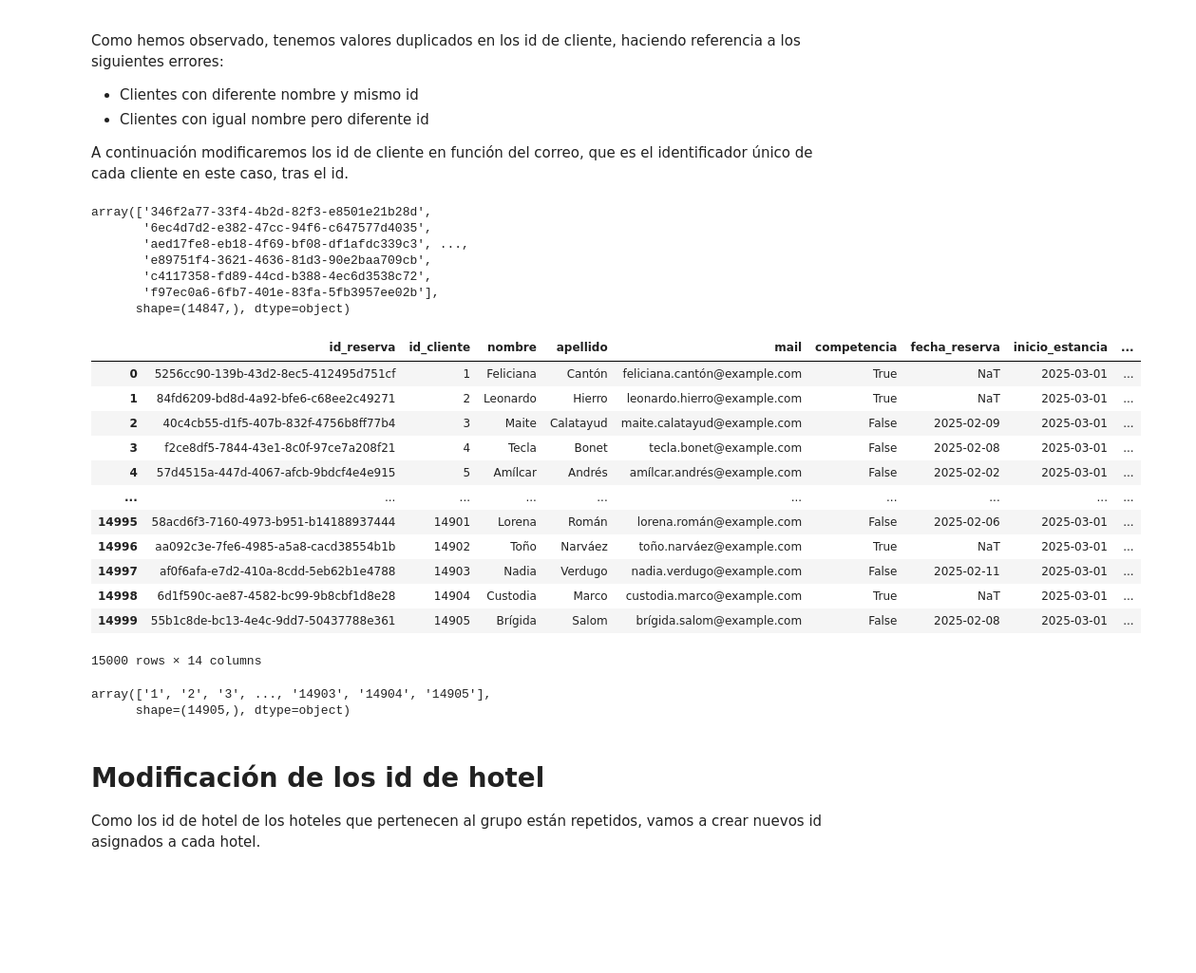
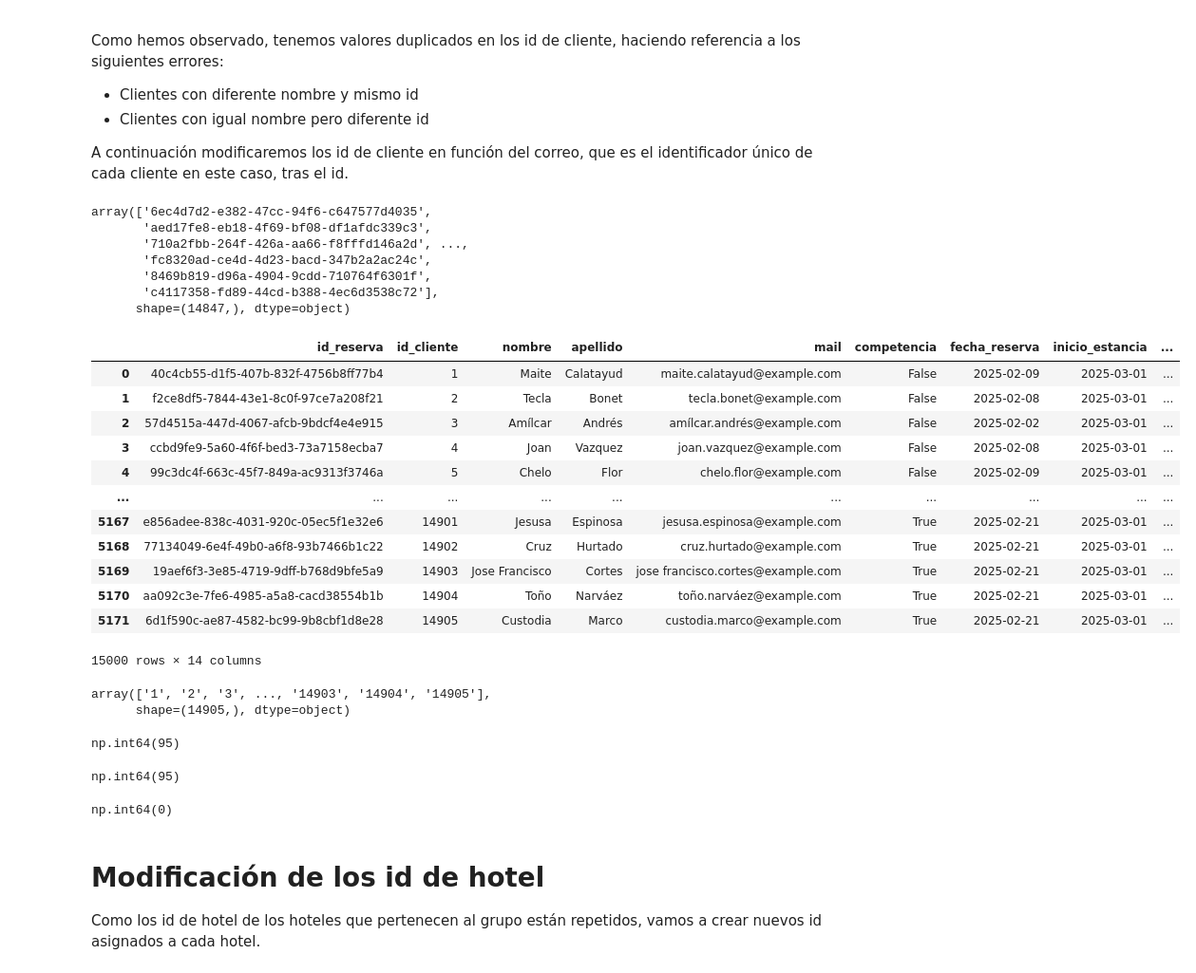
Before and after one commit to Gabijc/Proyecto_ETL_Hoteles, a Jupyter notebook: Notebooks/Analisis_inicial.ipynb, the cells around one changed output. Shown at 95% size. Cells and saved outputs as stored; diff of their text form; code cells hidden in the pictures; blank space fills up the shorter version.

```diff
--- a/Notebooks/Analisis_inicial.ipynb
+++ b/Notebooks/Analisis_inicial.ipynb
@@ -671,7 +671,10 @@ Index(['id_reserva', 'id_cliente', 'nombre', 'apellido', 'mail', 'competencia',
 hoteles_competencia_final = hoteles_competencia.merge(hoteles_competencia_scrapeado, on = "id_hotel")
 hoteles_competencia_final = hoteles_competencia_final.drop(columns = ["fecha_reserva_x", "precio_noche", "nombre_hotel_x", "estrellas_x"])
 hoteles_competencia_final["ciudad"] = "Madrid"
-hoteles_competencia_final = hoteles_competencia_final.rename(columns = {'fecha_reserva_y': 'fecha_reserva', 'nombre_hotel_y': 'nombre_hotel', 'estrellas_y': 'estrellas'})
+hoteles_competencia_final = hoteles_competencia_final.rename(columns = {'fecha_reserva_y': 'fecha_reserva', 'nombre_hotel_y': 'nombre_hotel', 'estrellas_y': 'estrellas', 'precio': 'precio_noche'})
+hoteles_competencia_final = hoteles_competencia_final.reindex(['id_reserva', 'id_cliente', 'nombre', 'apellido', 'mail', 'competencia',
+       'fecha_reserva', 'inicio_estancia', 'final_estancia', 'id_hotel',
+       'nombre_hotel', 'estrellas', 'ciudad', 'precio_noche'], axis = 1)
 info_df(hoteles_competencia_final)
 # %% [output]
 |  | Tipo_dato | numero_registros | Numero_nulos | %_nulos |
@@ -697,10 +700,3 @@ hoteles_competencia_final.head(2)
 | 1 | 84fd6209-bd8d-4a92-bfe6-c68ee2c49271 | 346f2a77-33f4-4b2d-82f3-e8501e21b28d | Leonardo | Hierro | leonardo.hierro@example.com | True | 2025-03-01 | 2025-03-02 | ... |
 # %% [markdown]
 ## Unión full dataframe
-# %%
-hoteles_competencia_final.columns
-hoteles_competencia_final = hoteles_competencia_final.rename(columns = {'nombre_hotel_y': 'nombre_hotel', 'estrellas_y': 'estrellas', 'fecha_reserva_y': 'fecha_reserva'})
-hoteles_competencia_final = hoteles_competencia_final.reindex(['id_reserva', 'id_cliente', 'nombre', 'apellido', 'mail', 'competencia',
-       'fecha_reserva', 'inicio_estancia', 'final_estancia', 'id_hotel',
-       'nombre_hotel', 'estrellas', 'ciudad', 'precio'], axis = 1)
-hoteles_competencia_final.columns
@@ -721,14 +784,14 @@ Como hemos observado, tenemos valores duplicados en los id de cliente, haciendo
 A continuación modificaremos los id de cliente en función del correo, que es el identificador único de cada cliente en este caso, tras el id.
 # %%
 # Vamos a revisar los valores únicos en la columna de id de cliente
-data["id_cliente"].unique()
+data_final["id_cliente"].unique()
 # %% [output]
-array(['346f2a77-33f4-4b2d-82f3-e8501e21b28d',
-       '6ec4d7d2-e382-47cc-94f6-c647577d4035',
-       'aed17fe8-eb18-4f69-bf08-df1afdc339c3', ...,
-       'e89751f4-3621-4636-81d3-90e2baa709cb',
-       'c4117358-fd89-44cd-b388-4ec6d3538c72',
-       'f97ec0a6-6fb7-401e-83fa-5fb3957ee02b'],
+array(['6ec4d7d2-e382-47cc-94f6-c647577d4035',
+       'aed17fe8-eb18-4f69-bf08-df1afdc339c3',
+       '710a2fbb-264f-426a-aa66-f8fffd146a2d', ...,
+       'fc8320ad-ce4d-4d23-bacd-347b2a2ac24c',
+       '8469b819-d96a-4904-9cdd-710764f6301f',
+       'c4117358-fd89-44cd-b388-4ec6d3538c72'],
       shape=(14847,), dtype=object)
 # %%
 # Creamos una función que nos permite realizar el cambio del id de cliente, creando uno nuevo que será seriado, y de tipo string
@@ -749,19 +812,19 @@ def cambio_id(dataframe, lista_columnas):
 # %%
 # Aplicamos la función y comprobamos que se ha realizado el cambio correctamente
 columnas = ["mail", "id_cliente"]
-cambio_id(data, columnas)
+cambio_id(data_final, columnas)
 # %% [output]
 |  | id_reserva | id_cliente | nombre | apellido | mail | competencia | fecha_reserva | inicio_estancia | ... |
-| 0 | 5256cc90-139b-43d2-8ec5-412495d751cf | 1 | Feliciana | Cantón | feliciana.cantón@example.com | True | NaT | 2025-03-01 | ... |
-| 1 | 84fd6209-bd8d-4a92-bfe6-c68ee2c49271 | 2 | Leonardo | Hierro | leonardo.hierro@example.com | True | NaT | 2025-03-01 | ... |
-| 2 | 40c4cb55-d1f5-407b-832f-4756b8ff77b4 | 3 | Maite | Calatayud | maite.calatayud@example.com | False | 2025-02-09 | 2025-03-01 | ... |
-| 3 | f2ce8df5-7844-43e1-8c0f-97ce7a208f21 | 4 | Tecla | Bonet | tecla.bonet@example.com | False | 2025-02-08 | 2025-03-01 | ... |
-| 4 | 57d4515a-447d-4067-afcb-9bdcf4e4e915 | 5 | Amílcar | Andrés | amílcar.andrés@example.com | False | 2025-02-02 | 2025-03-01 | ... |
+| 0 | 40c4cb55-d1f5-407b-832f-4756b8ff77b4 | 1 | Maite | Calatayud | maite.calatayud@example.com | False | 2025-02-09 | 2025-03-01 | ... |
+| 1 | f2ce8df5-7844-43e1-8c0f-97ce7a208f21 | 2 | Tecla | Bonet | tecla.bonet@example.com | False | 2025-02-08 | 2025-03-01 | ... |
+| 2 | 57d4515a-447d-4067-afcb-9bdcf4e4e915 | 3 | Amílcar | Andrés | amílcar.andrés@example.com | False | 2025-02-02 | 2025-03-01 | ... |
+| 3 | ccbd9fe9-5a60-4f6f-bed3-73a7158ecba7 | 4 | Joan | Vazquez | joan.vazquez@example.com | False | 2025-02-08 | 2025-03-01 | ... |
+| 4 | 99c3dc4f-663c-45f7-849a-ac9313f3746a | 5 | Chelo | Flor | chelo.flor@example.com | False | 2025-02-09 | 2025-03-01 | ... |
 | ... | ... | ... | ... | ... | ... | ... | ... | ... | ... |
-| 14995 | 58acd6f3-7160-4973-b951-b14188937444 | 14901 | Lorena | Román | lorena.román@example.com | False | 2025-02-06 | 2025-03-01 | ... |
-| 14996 | aa092c3e-7fe6-4985-a5a8-cacd38554b1b | 14902 | Toño | Narváez | toño.narváez@example.com | True | NaT | 2025-03-01 | ... |
-| 14997 | af0f6afa-e7d2-410a-8cdd-5eb62b1e4788 | 14903 | Nadia | Verdugo | nadia.verdugo@example.com | False | 2025-02-11 | 2025-03-01 | ... |
-| 14998 | 6d1f590c-ae87-4582-bc99-9b8cbf1d8e28 | 14904 | Custodia | Marco | custodia.marco@example.com | True | NaT | 2025-03-01 | ... |
-| 14999 | 55b1c8de-bc13-4e4c-9dd7-50437788e361 | 14905 | Brígida | Salom | brígida.salom@example.com | False | 2025-02-08 | 2025-03-01 | ... |
+| 5167 | e856adee-838c-4031-920c-05ec5f1e32e6 | 14901 | Jesusa | Espinosa | jesusa.espinosa@example.com | True | 2025-02-21 | 2025-03-01 | ... |
+| 5168 | 77134049-6e4f-49b0-a6f8-93b7466b1c22 | 14902 | Cruz | Hurtado | cruz.hurtado@example.com | True | 2025-02-21 | 2025-03-01 | ... |
+| 5169 | 19aef6f3-3e85-4719-9dff-b768d9bfe5a9 | 14903 | Jose Francisco | Cortes | jose francisco.cortes@example.com | True | 2025-02-21 | 2025-03-01 | ... |
+| 5170 | aa092c3e-7fe6-4985-a5a8-cacd38554b1b | 14904 | Toño | Narváez | toño.narváez@example.com | True | 2025-02-21 | 2025-03-01 | ... |
+| 5171 | 6d1f590c-ae87-4582-bc99-9b8cbf1d8e28 | 14905 | Custodia | Marco | custodia.marco@example.com | True | 2025-02-21 | 2025-03-01 | ... |
 15000 rows × 14 columns
 # %%
@@ -769,6 +832,18 @@ data["id_cliente"].unique()
 # %% [output]
 array(['1', '2', '3', ..., '14903', '14904', '14905'],
       shape=(14905,), dtype=object)
+# %%
+data_final["mail"].duplicated().sum()
+# %% [output]
+np.int64(95)
+# %%
+data_final["id_cliente"].duplicated().sum()
+# %% [output]
+np.int64(95)
+# %%
+data_final["id_reserva"].duplicated().sum()
+# %% [output]
+np.int64(0)
 # %% [markdown]
 # Modificación de los id de hotel
 Como los id de hotel de los hoteles que pertenecen al grupo están repetidos, vamos a crear nuevos id asignados a cada hotel.
```
Also changed, not shown: parts of 21 cells of this notebook, 1 other file.
